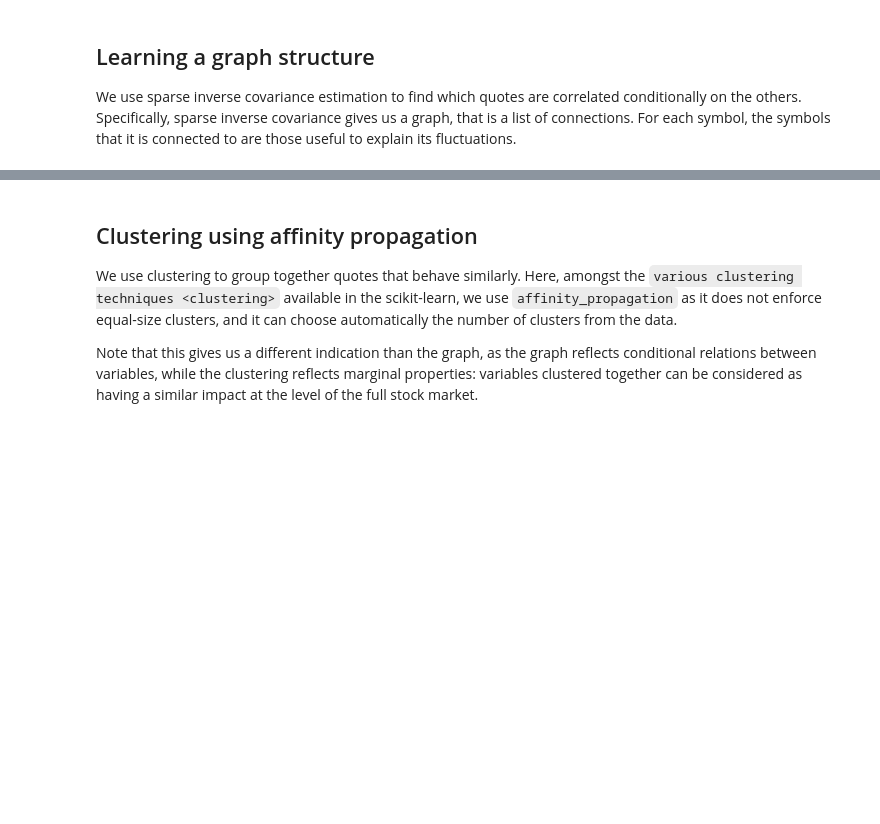
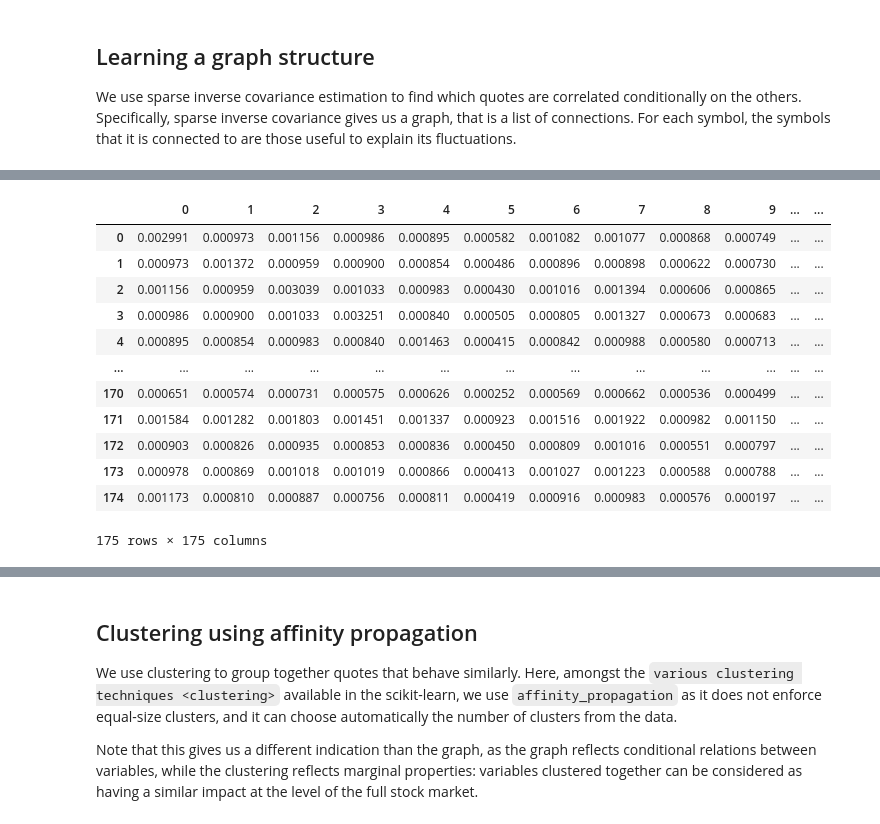
Before and after one commit to kevingivens/Blog, a Jupyter notebook: 2023/Crypto_Correlations/plot_stock_market.ipynb, the cells around one changed output, grey strips where cells are left out. Saved outputs shown, nothing was run; the diff lists cells and outputs as text; code cells hidden in the pictures; blank space fills up the shorter version.

```diff
--- a/2023/Crypto_Correlations/plot_stock_market.ipynb
+++ b/2023/Crypto_Correlations/plot_stock_market.ipynb
@@ -314,7 +245,7 @@ dataset1
 # %%
-X = dataset1.values
+X = rets.values
 emp_cov = covariance.EmpiricalCovariance()
 
-cov = emp_cov.fit(X)
-cov.covariance_
+emp_cov.fit(X)
+emp_cov.covariance_
 # %% [output]
@@ -336,0 +282,16 @@ cov = rets.cov()
+# %%
+pd.DataFrame(emp_cov.covariance_)
+# %% [output]
+|  | 0 | 1 | 2 | 3 | 4 | 5 | 6 | 7 | 8 | 9 | ... | ... |
+| 0 | 0.002991 | 0.000973 | 0.001156 | 0.000986 | 0.000895 | 0.000582 | 0.001082 | 0.001077 | 0.000868 | 0.000749 | ... | ... |
+| 1 | 0.000973 | 0.001372 | 0.000959 | 0.000900 | 0.000854 | 0.000486 | 0.000896 | 0.000898 | 0.000622 | 0.000730 | ... | ... |
+| 2 | 0.001156 | 0.000959 | 0.003039 | 0.001033 | 0.000983 | 0.000430 | 0.001016 | 0.001394 | 0.000606 | 0.000865 | ... | ... |
+| 3 | 0.000986 | 0.000900 | 0.001033 | 0.003251 | 0.000840 | 0.000505 | 0.000805 | 0.001327 | 0.000673 | 0.000683 | ... | ... |
+| 4 | 0.000895 | 0.000854 | 0.000983 | 0.000840 | 0.001463 | 0.000415 | 0.000842 | 0.000988 | 0.000580 | 0.000713 | ... | ... |
+| ... | ... | ... | ... | ... | ... | ... | ... | ... | ... | ... | ... | ... |
+| 170 | 0.000651 | 0.000574 | 0.000731 | 0.000575 | 0.000626 | 0.000252 | 0.000569 | 0.000662 | 0.000536 | 0.000499 | ... | ... |
+| 171 | 0.001584 | 0.001282 | 0.001803 | 0.001451 | 0.001337 | 0.000923 | 0.001516 | 0.001922 | 0.000982 | 0.001150 | ... | ... |
+| 172 | 0.000903 | 0.000826 | 0.000935 | 0.000853 | 0.000836 | 0.000450 | 0.000809 | 0.001016 | 0.000551 | 0.000797 | ... | ... |
+| 173 | 0.000978 | 0.000869 | 0.001018 | 0.001019 | 0.000866 | 0.000413 | 0.001027 | 0.001223 | 0.000588 | 0.000788 | ... | ... |
+| 174 | 0.001173 | 0.000810 | 0.000887 | 0.000756 | 0.000811 | 0.000419 | 0.000916 | 0.000983 | 0.000576 | 0.000197 | ... | ... |
+175 rows × 175 columns
```
Also changed, not shown: parts of 31 cells of this notebook.
